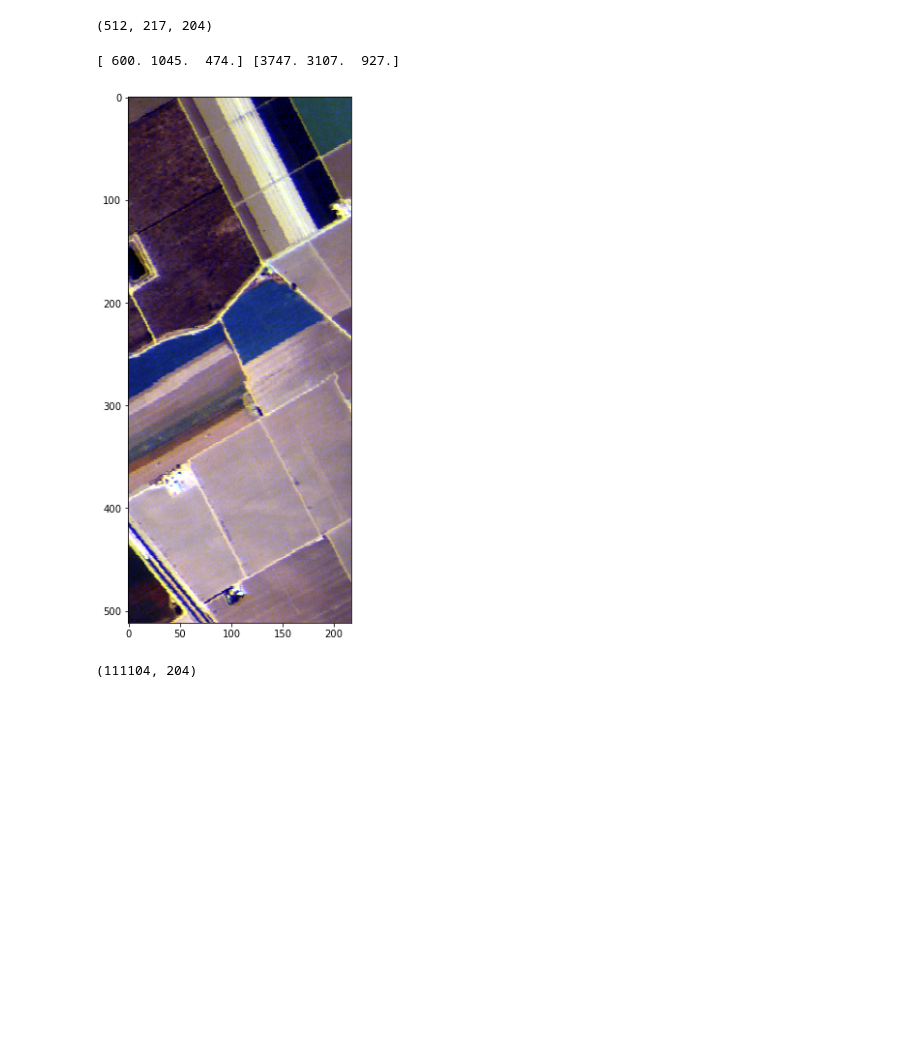
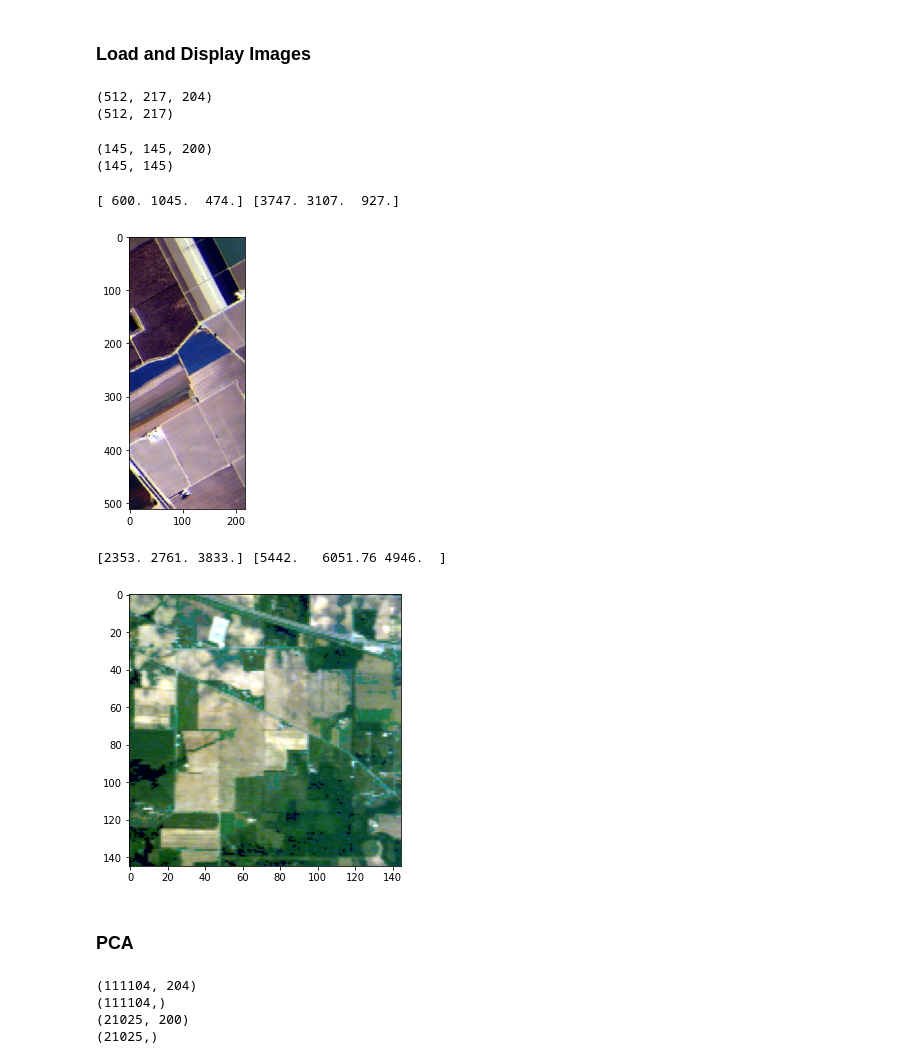
Before and after one commit to DarkPaquito/iml-project, a Jupyter notebook: Project_IML.ipynb, the cells around one changed output. Drawn from its saved outputs; the diff is of its cells as text; code cells hidden in the pictures; blank space fills up the shorter version.

```diff
--- a/Project_IML.ipynb
+++ b/Project_IML.ipynb
@@ -7,30 +6,65 @@ from sklearn import decomposition
+# %% [markdown]
+### Load and Display Images
 # %%
 salinas = np.load('salinas.npy', allow_pickle=True)
+salinas_gt = np.load('salinas_gt.npy', allow_pickle=True)
 print(salinas.shape)
+print(salinas_gt.shape)
 # %% [output]
 (512, 217, 204)
+(512, 217)
+# %%
+indiana_pines = np.load('indianapines.npy', allow_pickle=True)
+indiana_pines_gt = np.load('indianapines_gt.npy', allow_pickle=True)
+print(indiana_pines.shape)
+print(indiana_pines_gt.shape)
+# %% [output]
+(145, 145, 200)
+(145, 145)
 # %%
-salinasRGB = np.array(salinas[:, :, [30, 15, 2]], dtype=float)
+def plot_RGB(image):
+    imageRGB = np.array(image[:, :, [30, 15, 2]], dtype=float)
 
-pmin,pmax = np.percentile(salinasRGB, (1,99), axis=(0,1))
-print(pmin, pmax)
-salinasRGB_pimped = salinasRGB.copy()
+    pmin,pmax = np.percentile(imageRGB, (1,99), axis=(0,1))
+    print(pmin, pmax)
+    imageRGB_pimped = imageRGB.copy()
 
-for i in range(pmin.size):
-    salinasRGB_pimped[:,:,i] = (salinasRGB[:,:,i] - pmin[i]) / (pmax[i] - pmin[i])
+    for i in range(pmin.size):
+        imageRGB_pimped[:,:,i] = (imageRGB[:,:,i] - pmin[i]) / (pmax[i] - pmin[i])
 
-salinasRGB_pimped[salinasRGB_pimped < 0] = 0
-salinasRGB_pimped[salinasRGB_pimped > 1] = 1
+    imageRGB_pimped[imageRGB_pimped < 0] = 0
+    imageRGB_pimped[imageRGB_pimped > 1] = 1
+
+    plt.figure(figsize=(5,5))
+    plt.imshow(imageRGB_pimped)
+    plt.show()
-# %% [output]
-[ 600. 1045.  474.] [3747. 3107.  927.]
 # %%
-plt.figure(figsize=(20,10))
-plt.imshow(salinasRGB_pimped)
-plt.show()
+plot_RGB(salinas)
 # %% [output]
+[ 600. 1045.  474.] [3747. 3107.  927.]
-[figure, old version]
+[figure, new version]
-# %%
-X = salinas.reshape((-1, 204))
-print(X.shape)
-# %% [output]
-(111104, 204)
+# %%
+plot_RGB(indiana_pines)
+# %% [output]
+[2353. 2761. 3833.] [5442.   6051.76 4946.  ]
+[figure, added]
+# %% [markdown]
+### PCA
+# %%
+def flatten_image(X):
+    return X.reshape((-1, X.shape[-1]))
+
+X1 = flatten_image(salinas)
+Y1 = salinas_gt.flatten()
+print(X1.shape)
+print(Y1.shape)
+
+X2 = flatten_image(indiana_pines)
+Y2 = indiana_pines_gt.flatten()
+print(X2.shape)
+print(Y2.shape)
+# %% [output]
+(111104, 204)
+(111104,)
+(21025, 200)
+(21025,)
```
Also changed, not shown: parts of 14 cells of this notebook.
